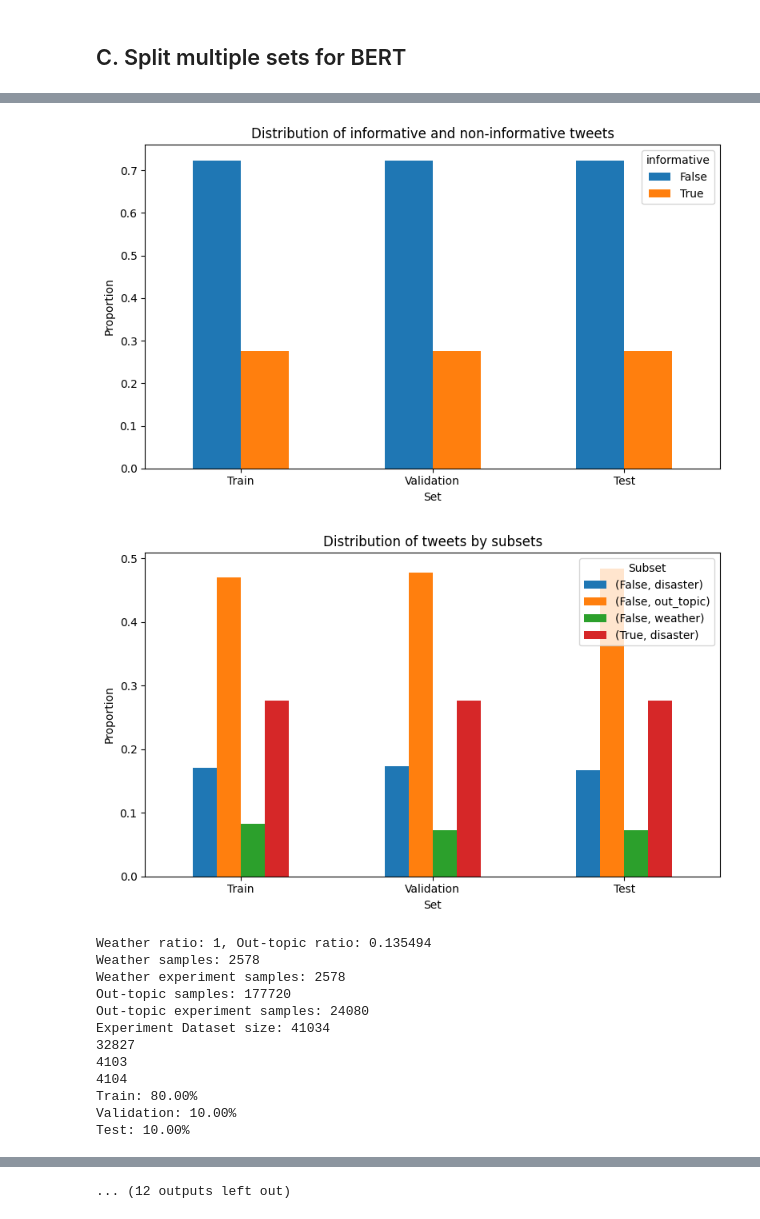
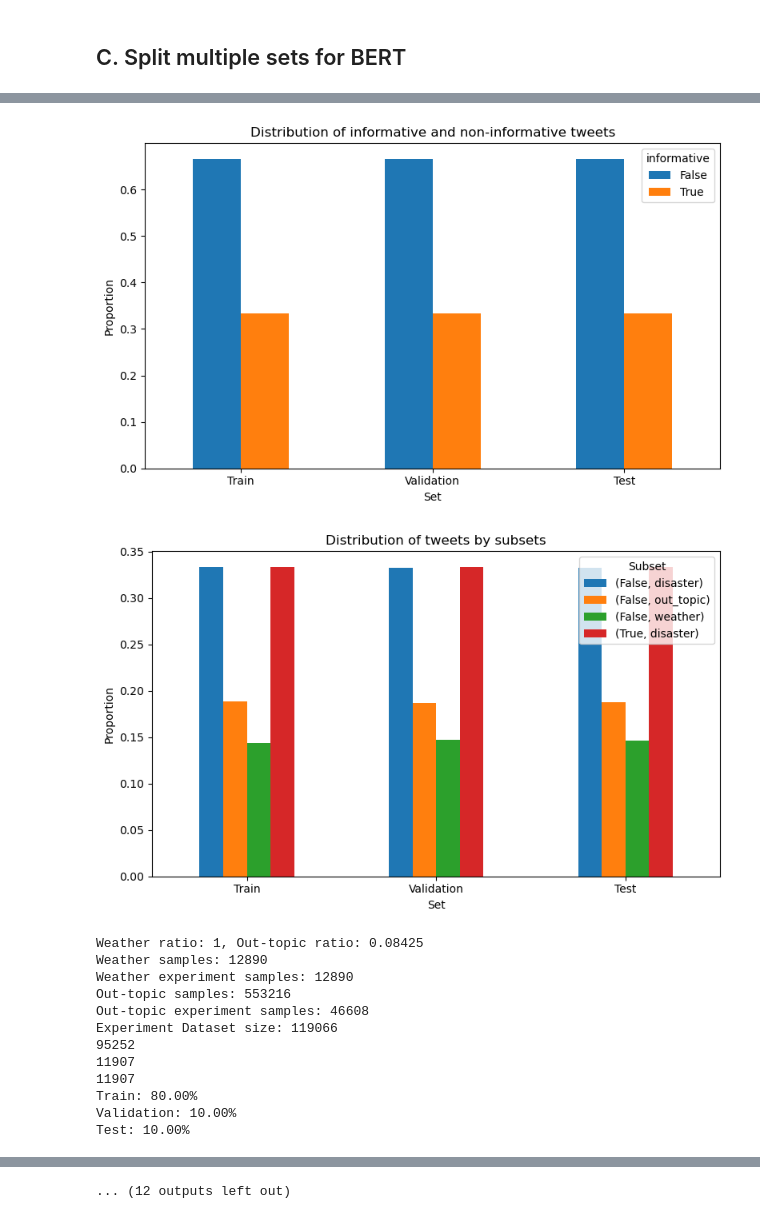
Before and after one commit to dhnhut/disaster-tweets, a Jupyter notebook: notebooks/2_0_0_BERT_split_datasets.ipynb, the cells around one changed output, grey strips where cells are left out. Saved outputs shown, nothing was run; the diff lists cells and outputs as text; code cells hidden in the pictures.

Commit message:
update bert experiment datasets splitting

```diff
--- a/notebooks/2_0_0_BERT_split_datasets.ipynb
+++ b/notebooks/2_0_0_BERT_split_datasets.ipynb
@@ -153,7 +150,7 @@ def split_then_export_datasets(
 
     return dist, subset_dist
 # %%
-for weather_ratio, out_topic_ratio in data_utils.EXPERIMENT_RATIOS:
+for weather_ratio, out_topic_ratio in data_utils.BERT_EXPERIMENT_RATIOS:
     df_experiment = create_experiment_datasets(
         df_disaster,
         df_weather,
@@ -228,17 +225,17 @@ Experiment Dataset size: 32148
 Train: 80.00%
 Validation: 10.00%
 Test: 10.00%
-[figure, old version]
+[figure, new version]
-[figure, old version]
+[figure, new version]
-Weather ratio: 1, Out-topic ratio: 0.135494
-Weather samples: 2578
-Weather experiment samples: 2578
-Out-topic samples: 177720
-Out-topic experiment samples: 24080
-Experiment Dataset size: 41034
-32827
-4103
-4104
+Weather ratio: 1, Out-topic ratio: 0.08425
+Weather samples: 12890
+Weather experiment samples: 12890
+Out-topic samples: 553216
+Out-topic experiment samples: 46608
+Experiment Dataset size: 119066
+95252
+11907
+11907
 Train: 80.00%
 Validation: 10.00%
 Test: 10.00%
```
Also changed, not shown: parts of 2 cells of this notebook, 1 other file.
